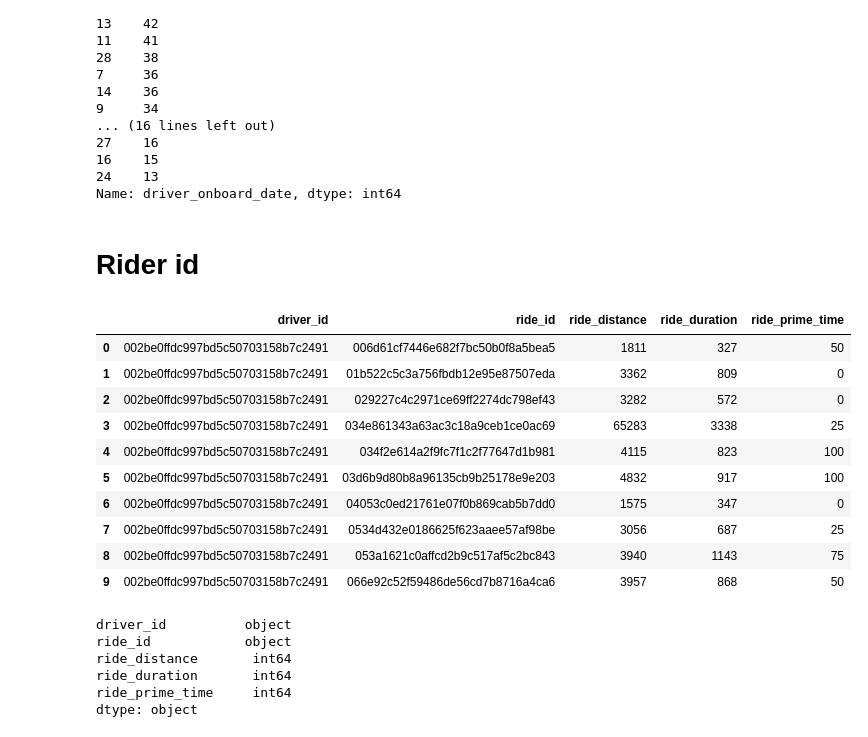
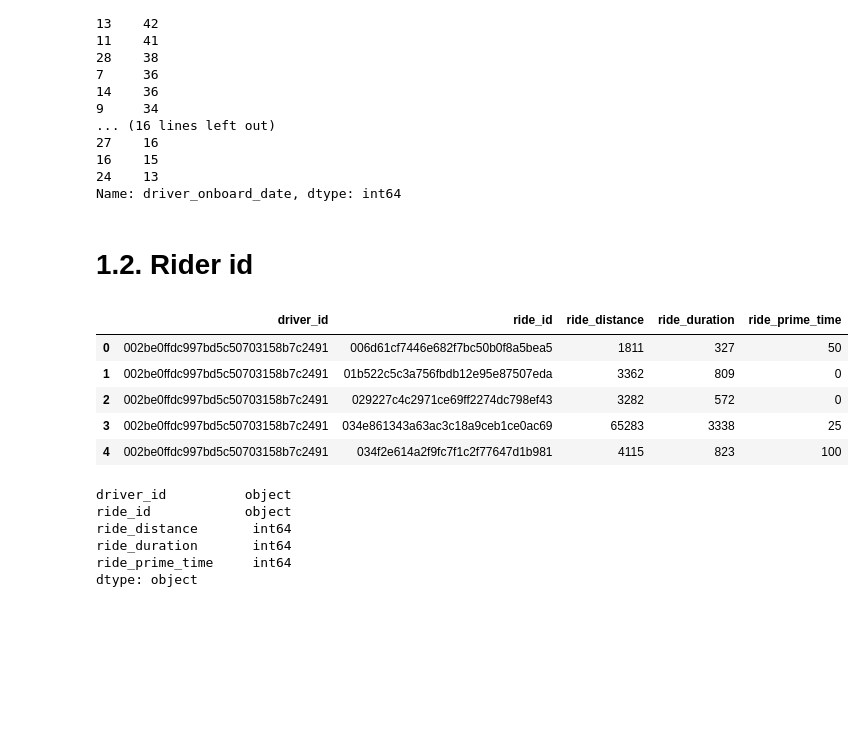
Before and after one commit to Brunadiasmiguel/challenge_drive, a Jupyter notebook: data_wrangling.ipynb, the cells around one changed output. Drawn from its saved outputs; the diff is of its cells as text; code cells hidden in the pictures; blank space fills up the shorter version.

```diff
--- a/data_wrangling.ipynb
+++ b/data_wrangling.ipynb
@@ -117,26 +119,21 @@ driverid['driver_onboard_date'].dt.day.value_counts()
 24    13
 Name: driver_onboard_date, dtype: int64
 # %% [markdown]
-# Rider id
+# 1.2. Rider id
 # %%
 #importing driver id file
 riderid=pd.read_csv("data/ride_ids.csv")
 # %%
 #check file
 
-riderid.head(10)
+riderid.head()
 # %% [output]
 |  | driver_id | ride_id | ride_distance | ride_duration | ride_prime_time |
 | 0 | 002be0ffdc997bd5c50703158b7c2491 | 006d61cf7446e682f7bc50b0f8a5bea5 | 1811 | 327 | 50 |
 | 1 | 002be0ffdc997bd5c50703158b7c2491 | 01b522c5c3a756fbdb12e95e87507eda | 3362 | 809 | 0 |
 | 2 | 002be0ffdc997bd5c50703158b7c2491 | 029227c4c2971ce69ff2274dc798ef43 | 3282 | 572 | 0 |
 | 3 | 002be0ffdc997bd5c50703158b7c2491 | 034e861343a63ac3c18a9ceb1ce0ac69 | 65283 | 3338 | 25 |
 | 4 | 002be0ffdc997bd5c50703158b7c2491 | 034f2e614a2f9fc7f1c2f77647d1b981 | 4115 | 823 | 100 |
-| 5 | 002be0ffdc997bd5c50703158b7c2491 | 03d6b9d80b8a96135cb9b25178e9e203 | 4832 | 917 | 100 |
-| 6 | 002be0ffdc997bd5c50703158b7c2491 | 04053c0ed21761e07f0b869cab5b7dd0 | 1575 | 347 | 0 |
-| 7 | 002be0ffdc997bd5c50703158b7c2491 | 0534d432e0186625f623aaee57af98be | 3056 | 687 | 25 |
-| 8 | 002be0ffdc997bd5c50703158b7c2491 | 053a1621c0affcd2b9c517af5c2bc843 | 3940 | 1143 | 75 |
-| 9 | 002be0ffdc997bd5c50703158b7c2491 | 066e92c52f59486de56cd7b8716a4ca6 | 3957 | 868 | 50 |
 # %%
 #check the types
 
```
Also changed, not shown: parts of 89 cells of this notebook.
